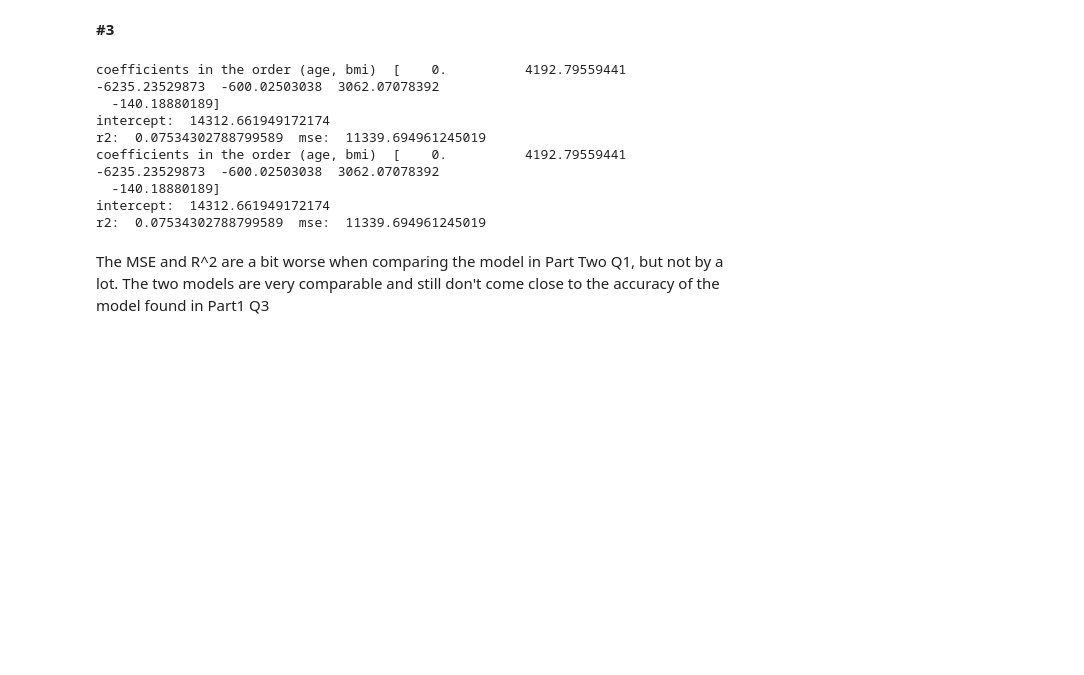
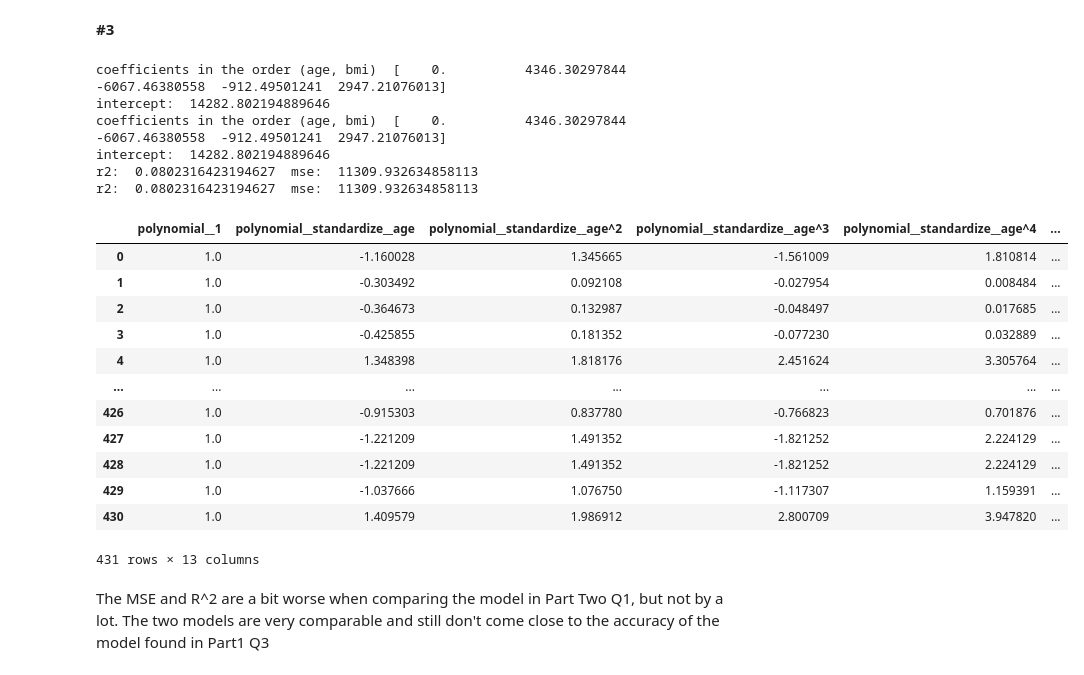
Before and after one commit to BLauf/GSB-544, a Jupyter notebook: labs/lab05/lab_05.ipynb, the cells around one changed output. Drawn from its saved outputs; the diff is of its cells as text; code cells hidden in the pictures; blank space fills up the shorter version.

```diff
--- a/labs/lab05/lab_05.ipynb
+++ b/labs/lab05/lab_05.ipynb
@@ -464,19 +465,36 @@ scores = cross_val_score(lr_pipeline_1, X, y, cv=5, scoring='r2')
 r2 = scores.mean()
 
 #MSE
-scores = cross_val_score(lr_pipeline_1, X, y, cv=5, scoring='neg_root_mean_squared_error')
+scores = cross_val_score(lr_pipeline_1, X, y, cv=5, scoring='neg_mean_squared_error')
 mse = scores.mean()*-1
 
 print("r2: ", r2, " mse: ", mse)
 # %% [output]
-coefficients in the order (age, bmi)  [    0.          4192.79559441 -6235.23529873  -600.02503038  3062.07078392
-  -140.18880189]
-intercept:  14312.661949172174
-r2:  0.07534302788799589  mse:  11339.694961245019
-coefficients in the order (age, bmi)  [    0.          4192.79559441 -6235.23529873  -600.02503038  3062.07078392
-  -140.18880189]
-intercept:  14312.661949172174
-r2:  0.07534302788799589  mse:  11339.694961245019
+coefficients in the order (age, bmi)  [    0.          4346.30297844 -6067.46380558  -912.49501241  2947.21076013]
+intercept:  14282.802194889646
+coefficients in the order (age, bmi)  [    0.          4346.30297844 -6067.46380558  -912.49501241  2947.21076013]
+intercept:  14282.802194889646
+r2:  0.0802316423194627  mse:  11309.932634858113
+r2:  0.0802316423194627  mse:  11309.932634858113
+# %%
+#use to get all the names of each of the changed variables
+X_1 = ct.fit_transform(X)
+X_2 = ct_degree.fit_transform(X_1)
+X_2
+# %% [output]
+|  | polynomial__1 | polynomial__standardize__age | polynomial__standardize__age^2 | polynomial__standardize__age^3 | polynomial__standardize__age^4 | ... |
+| 0 | 1.0 | -1.160028 | 1.345665 | -1.561009 | 1.810814 | ... |
+| 1 | 1.0 | -0.303492 | 0.092108 | -0.027954 | 0.008484 | ... |
+| 2 | 1.0 | -0.364673 | 0.132987 | -0.048497 | 0.017685 | ... |
+| 3 | 1.0 | -0.425855 | 0.181352 | -0.077230 | 0.032889 | ... |
+| 4 | 1.0 | 1.348398 | 1.818176 | 2.451624 | 3.305764 | ... |
+| ... | ... | ... | ... | ... | ... | ... |
+| 426 | 1.0 | -0.915303 | 0.837780 | -0.766823 | 0.701876 | ... |
+| 427 | 1.0 | -1.221209 | 1.491352 | -1.821252 | 2.224129 | ... |
+| 428 | 1.0 | -1.221209 | 1.491352 | -1.821252 | 2.224129 | ... |
+| 429 | 1.0 | -1.037666 | 1.076750 | -1.117307 | 1.159391 | ... |
+| 430 | 1.0 | 1.409579 | 1.986912 | 2.800709 | 3.947820 | ... |
+431 rows × 13 columns
 # %% [markdown]
 The MSE and R^2 are a bit worse when comparing the model in Part Two Q1, but not by a lot. The two models are very comparable and still don't come close to the accuracy of the model found in Part1 Q3
 # %% [markdown]
```
Also changed, not shown: parts of 10 cells of this notebook.
